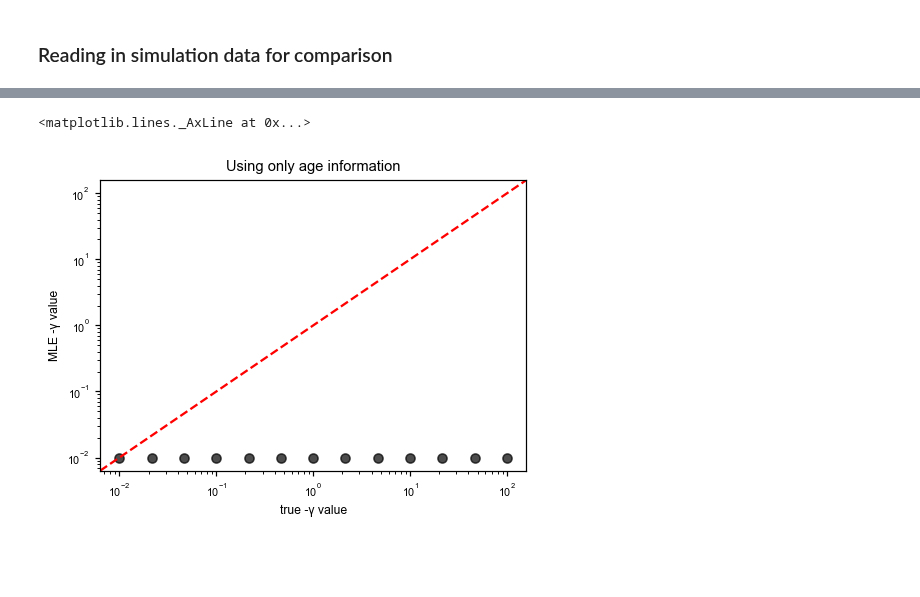
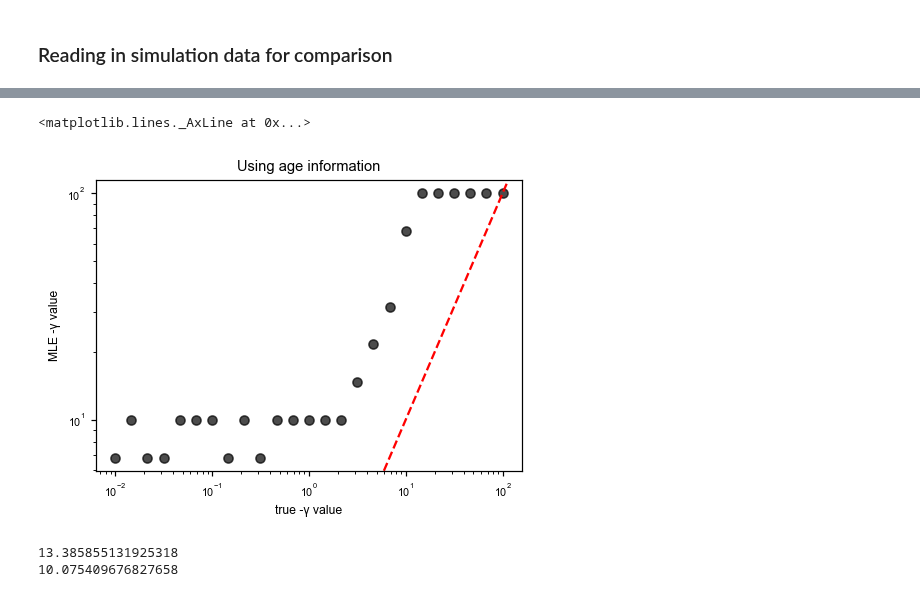
Before and after one commit to VivaswatS/selCoefEst, a Jupyter notebook: mom-framework.ipynb, the cells around one changed output, grey strips where cells are left out. Drawn from its saved outputs; the diff is of its cells as text; code cells hidden in the pictures; blank space fills up the shorter version.

```diff
--- a/mom-framework.ipynb
+++ b/mom-framework.ipynb
@@ -430,8 +401,0 @@ gamma = -np.exp(np.linspace(np.log(0.01),np.log(100),25))
-# %%
-preds_sin_onlyage = np.zeros(len(gamma[::2]))
-for ig, g in enumerate(gamma[::2]):
-    newdf1 = df1.iloc[np.ravel(np.where(dat[:,1]==g)),0:3]
-    newdat = newdf1.loc[newdf1['al']>1,:].to_numpy()
-    # newdat = newdf1.loc[np.logical_and(newdf1['al']>1, newdf1['al']<40),:].to_numpy()
-    sin_onlyage = [np.sum(get_lp_alxl(g1, newdat[:,0], newdat[:,2], n=150)) for g1 in gamma]
-    preds_sin_onlyage[ig] = gamma[np.argmax(sin_onlyage)]
@@ -440,0 +419,10 @@ for ig, g in enumerate(gamma[::2]):
+# %%
+## assuming only one selection coefficient and both age & freq info
+sin_agefreq = np.empty(len(gamma))
+for ig, g in enumerate(gamma):
+    sin_agefreq[ig] = np.sum(get_lp_alxl(g, newdat[:,0], newdat[:,2], n=10) + get_lp_xl(g, newdat[:,0]))
+
+plt.plot(gamma,sin_agefreq-np.max(sin_agefreq),'k'); plt.ylim((-500,0))
+plt.xscale('symlog')
+plt.axvline(gamma[np.argmax(sin_agefreq)], color='red', linestyle='--')
+print(gamma[np.argmax(sin_agefreq)])
@@ -440,0 +432,8 @@ for ig, g in enumerate(gamma[::2]):
+# %%
+preds_sin_onlyfreq = np.zeros(len(gamma))
+for ig, g in enumerate(gamma):
+    newdf1 = df1.iloc[np.ravel(np.where(dat[:,1]==g)),0:3]
+    # newdat = newdf1.loc[np.logical_and(newdf1['al']>1, newdf1['al']<60),:].to_numpy()
+    newdat = newdf1.loc[newdf1['al']>0].to_numpy()
+    sin_onlyfreq = [np.sum(get_lp_xl(g1, newdat[:,0])) for g1 in gamma]
+    preds_sin_onlyfreq[ig] = gamma[np.argmax(sin_onlyfreq)]
@@ -441,11 +448,23 @@ for ig, g in enumerate(gamma[::2]):
+# %%
+preds_sin_agefreq = np.zeros(len(gamma))
+for ig, g in enumerate(gamma):
+    newdf1 = df1.iloc[np.ravel(np.where(dat[:,1]==g)),0:3]
+    newdat = newdf1.loc[newdf1['al']>0,:].to_numpy()
+    # newdat = newdf1.loc[np.logical_and(newdf1['al']>1, newdf1['al']<60),:].to_numpy()
+    # sin_agefreq = [np.sum(get_lp_alxl(g1, newdat[:,0], newdat[:,2], n=90) + get_lp_xl(g1, newdat[:,0])) for g1 in gamma]
+    sin_agefreq = [np.sum(get_lp_alxl(g1, newdat[:,0], newdat[:,2], n=90)) for g1 in gamma]
+    preds_sin_agefreq[ig] = gamma[np.nanargmax(sin_agefreq)]
 # %%
-plt.scatter(-gamma[::2], -preds_sin_onlyage, color='k', alpha=0.7)
-plt.xlabel('true -γ value')
-plt.ylabel('MLE -γ value')
-plt.yscale('log')
-plt.xscale('log')
-plt.title('Using only age information')
+plt.scatter(-gamma, -preds_sin_agefreq, color='k', alpha=0.7)
+plt.xlabel('true -γ value'); plt.ylabel('MLE -γ value'); plt.yscale('log'); plt.xscale('log')
+plt.title('Using age information')
 plt.axline((100,100),(0,0),color='red',ls='--')
 # %% [output]
 <matplotlib.lines._AxLine at 0x...>
-[figure, old version]
+[figure, new version]
+# %%
+print(np.sum(np.abs(gamma-preds_sin_agefreq)/-gamma))
+print(np.sum(np.abs(gamma-preds_sin_onlyfreq)/-gamma))
+# %% [output]
+13.385855131925318
+10.075409676827658
```
Also changed, not shown: parts of 34 cells of this notebook.
